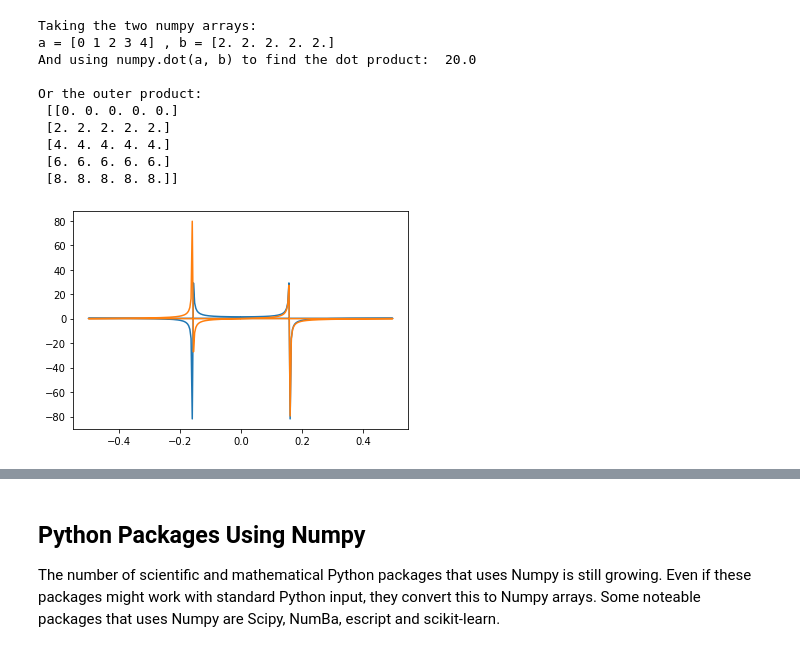
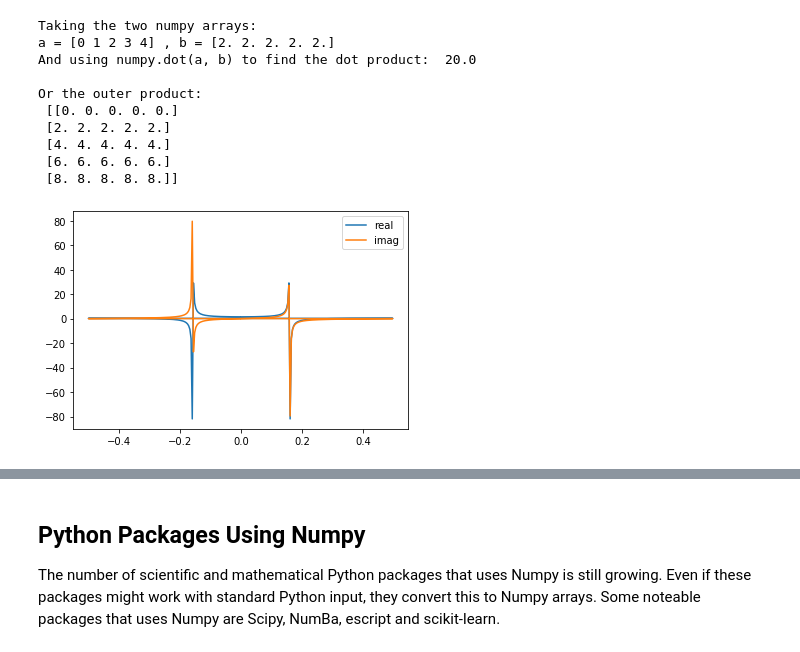
Before and after one commit to wesselrijk/Numpy-Testing, a Jupyter notebook: numpy-testing.ipynb, the cells around one changed output, grey strips where cells are left out. Saved outputs shown, nothing was run; the diff lists cells and outputs as text; code cells hidden in the pictures.

```diff
--- a/numpy-testing.ipynb
+++ b/numpy-testing.ipynb
@@ -207,13 +207,15 @@ Or the outer product:
 # %%
 # Fast fourier transform (taken from numpy.fft.fft reference page)
 
 t = np.arange(256)
 sp = np.fft.fft(np.sin(t))
 freq = np.fft.fftfreq(t.shape[-1])
-plt.plot(freq, sp.real, freq, sp.imag)
+plt.plot(freq, sp.real, label='real')
+plt.plot(freq, sp.imag, label='imag')
+plt.legend()
 plt.show()
 # %% [output]
-[figure, old version]
+[figure, new version]
 # %%
 # Random number generation
 
```
Also changed, not shown: parts of 7 cells of this notebook.
